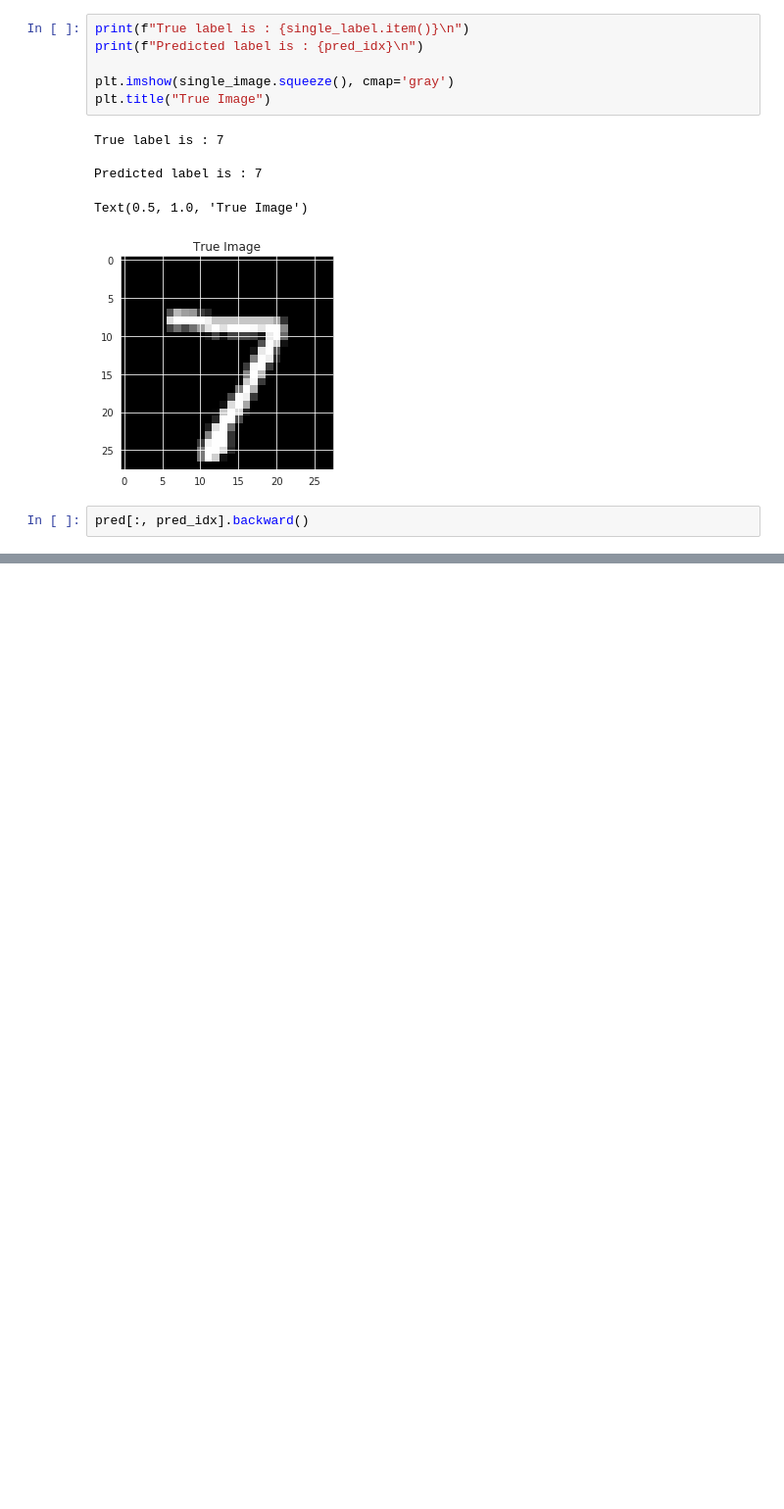
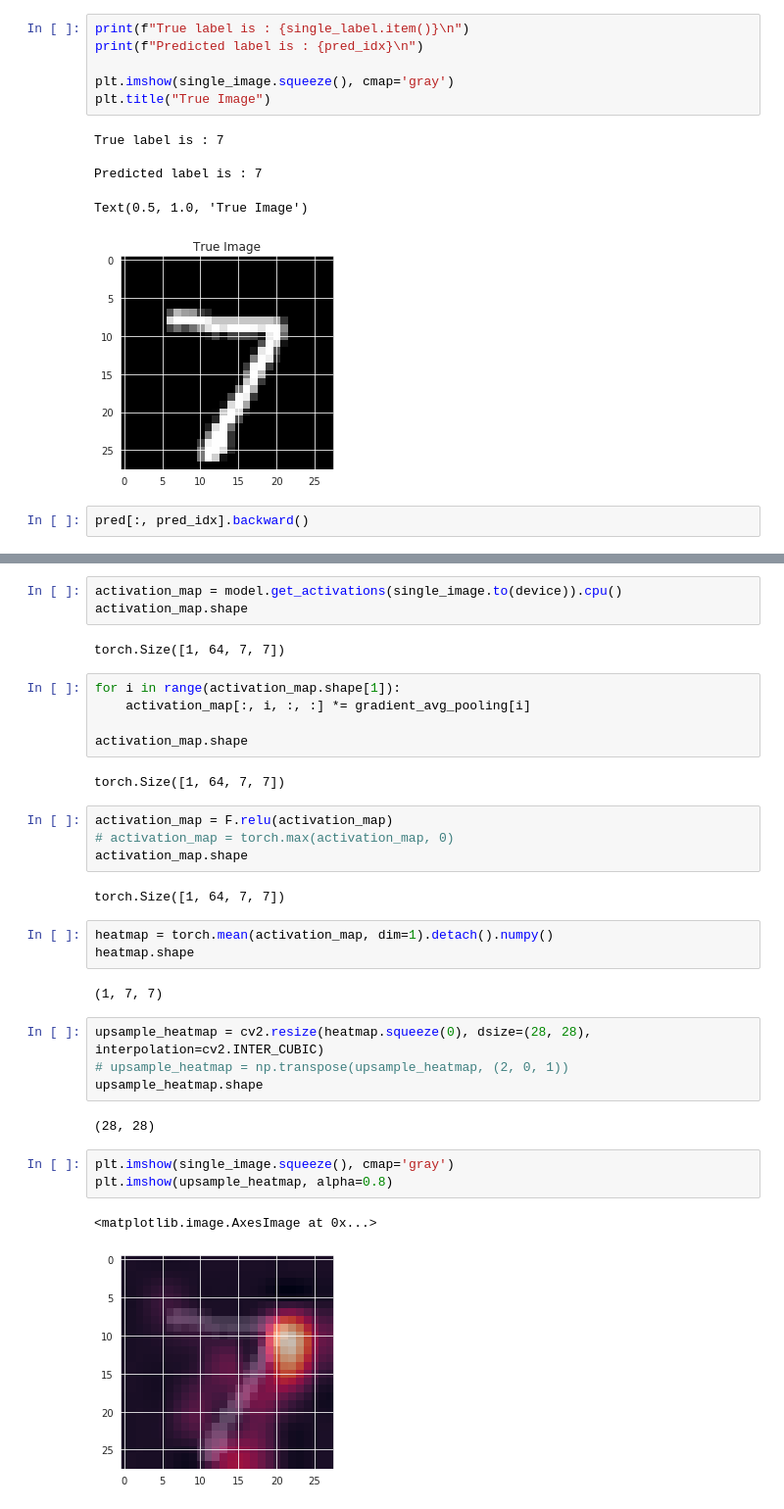
Before and after one commit to theairbend3r/how-to-train-your-neural-net, a Jupyter notebook: pytorch/computer_vision/visual_explanation/01_grad_cam.ipynb, the cells around one changed output, grey strips where cells are left out. Shown: that part at 98% size. Cells and saved outputs as stored; diff of their text form; blank space fills up the shorter version.

```diff
--- a/pytorch/computer_vision/visual_explanation/01_grad_cam.ipynb
+++ b/pytorch/computer_vision/visual_explanation/01_grad_cam.ipynb
@@ -698 +713,36 @@ pred[:, pred_idx].backward()
+# %%
+activation_map = model.get_activations(single_image.to(device)).cpu()
+activation_map.shape
+# %% [output]
+torch.Size([1, 64, 7, 7])
+# %%
+for i in range(activation_map.shape[1]):
+    activation_map[:, i, :, :] *= gradient_avg_pooling[i]
+
+activation_map.shape
+# %% [output]
+torch.Size([1, 64, 7, 7])
+# %%
+activation_map = F.relu(activation_map)
+# activation_map = torch.max(activation_map, 0)
+activation_map.shape
+# %% [output]
+torch.Size([1, 64, 7, 7])
+# %%
+heatmap = torch.mean(activation_map, dim=1).detach().numpy()
+heatmap.shape
+# %% [output]
+(1, 7, 7)
+# %%
+upsample_heatmap = cv2.resize(heatmap.squeeze(0), dsize=(28, 28), interpolation=cv2.INTER_CUBIC)
+# upsample_heatmap = np.transpose(upsample_heatmap, (2, 0, 1))
+upsample_heatmap.shape
+# %% [output]
+(28, 28)
+# %%
+plt.imshow(single_image.squeeze(), cmap='gray')
+plt.imshow(upsample_heatmap, alpha=0.8)
+# %% [output]
+<matplotlib.image.AxesImage at 0x...>
+[figure, added]
 # %%
```
Also changed, not shown: parts of 16 cells of this notebook, 12 other files.
